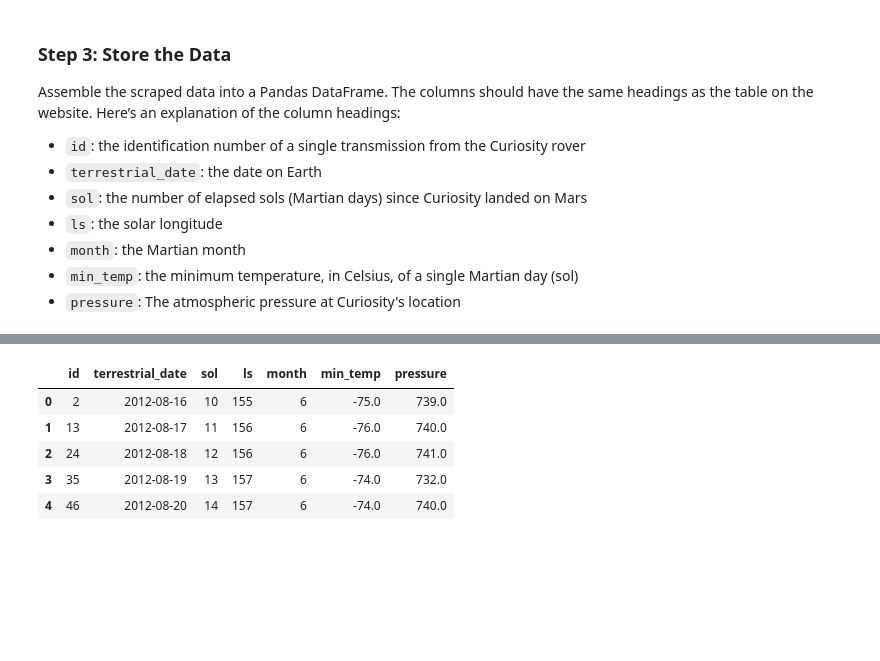
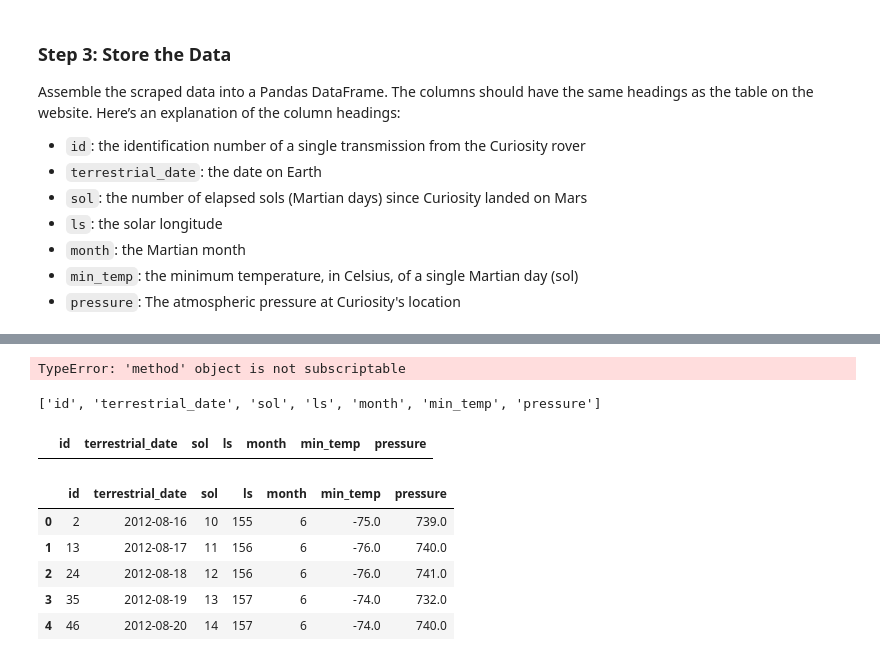
Before and after one commit to sallyca530/Web-scraping-Challenge, a Jupyter notebook: WebScraping/part_2_mars_weather.ipynb, the cells around one changed output, grey strips where cells are left out. Cells and saved outputs as stored; diff of their text form; code cells hidden in the pictures; blank space fills up the shorter version.

```diff
--- a/WebScraping/part_2_mars_weather.ipynb
+++ b/WebScraping/part_2_mars_weather.ipynb
@@ -29,4 +31,7 @@ Note that this can also be achieved by using the Pandas `read_html` function. Ho
 # %%
 # Create a Beautiful Soup Object
+soup = soup(html, 'html.parser')
 # %%
 # Extract all rows of data
+table = soup.find('table', class_ = 'table')
+table
@@ -32,0 +56,4 @@ Note that this can also be achieved by using the Pandas `read_html` function. Ho
+# %%
+data = table.find_all('th')
+dta = [d.text for d in data]
+dta
@@ -44,0 +80,25 @@ Assemble the scraped data into a Pandas DataFrame. The columns should have the s
+# %%
+info = []
+for t in table_:
+    id = t.find('td')[0].text
+    terrestrial_date = t.find('td')[1].text
+    sol = t.find('td')[2].text
+    ls = t.find('td')[3].text
+    month = t.find('td')[4].text
+    min_temp = t.find('td')[5].text
+    pressure = t.find('td')[5].text
+
+    dict = {'id': id,
+            'terrestrial_date' : terrestrial_date,
+            'sol' : sol,
+            'ls': ls ,
+            'month' : month,
+            'min_temp' : min_temp,
+            'pressure': pressure }
+
+    # value = soup.find('td').text
+    info.append(dict)
+
+info
+# %% [output]
+TypeError: 'method' object is not subscriptable
@@ -45,4 +158,10 @@ Assemble the scraped data into a Pandas DataFrame. The columns should have the s
 # %%
 # Create an empty list
-
+columns = []
 # Loop through the scraped data to create a list of rows
+for d in data:
+    head = d.text
+    columns.append(head)
+print(columns)
+# %% [output]
+['id', 'terrestrial_date', 'sol', 'ls', 'month', 'min_temp', 'pressure']
@@ -51,3 +168,9 @@ Assemble the scraped data into a Pandas DataFrame. The columns should have the s
+# %%
+# header columns to Pandas df
+data_df = pd.DataFrame(columns=columns)
+data_df
+# %% [output]
+|  | id | terrestrial_date | sol | ls | month | min_temp | pressure |
 # %%
 # Confirm DataFrame was created successfully
 # %% [output]
```
Also changed, not shown: parts of 13 cells of this notebook.
